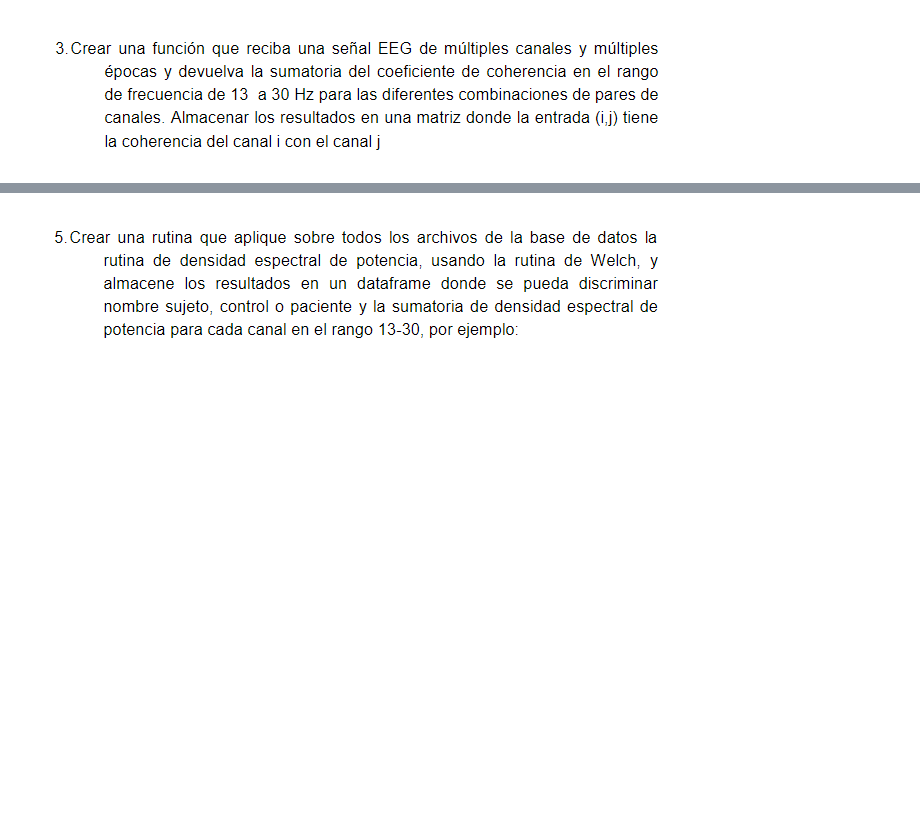
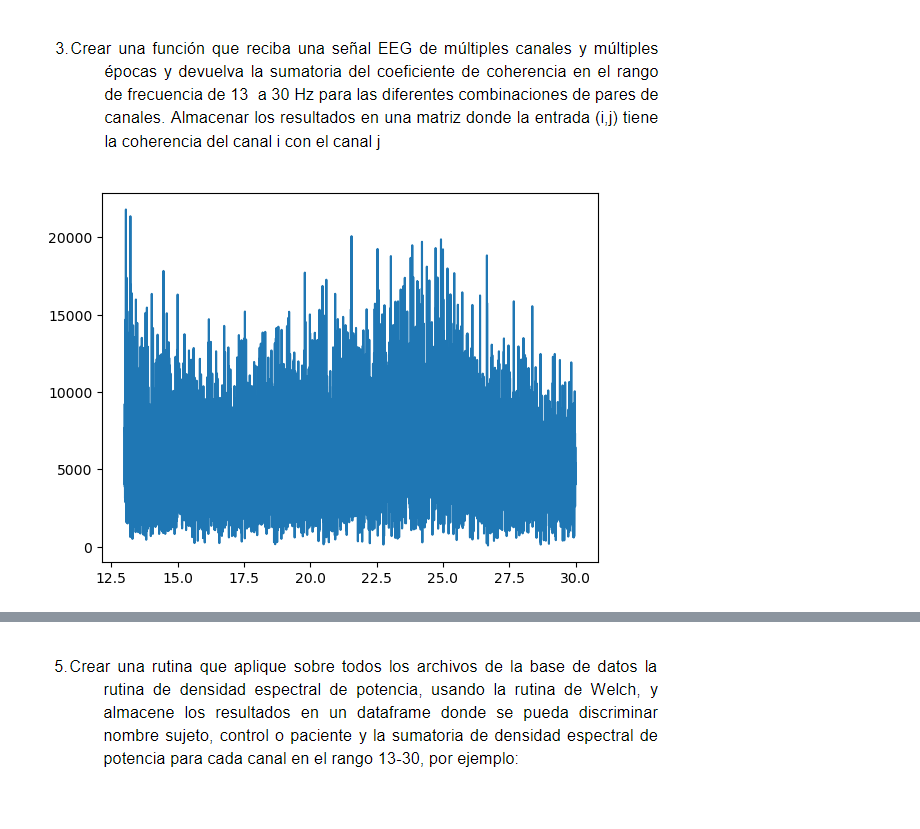
Before and after one commit to Astolfo2332/Parkinson_difference, a Jupyter notebook: Proyecto 2/Proyecto_2.ipynb, the cells around one changed output, grey strips where cells are left out. Drawn from its saved outputs; the diff is of its cells as text; code cells hidden in the pictures; blank space fills up the shorter version.

```diff
--- a/Proyecto 2/Proyecto_2.ipynb
+++ b/Proyecto 2/Proyecto_2.ipynb
@@ -80 +83,14 @@ def cohere(data1):
     return cohm
+# %%
+
+x=np.fft.fft(datos_matriz[0][0])
+f,x=deflrange(x)
+plt.plot(f,np.abs(x))
+N=len(x)
+pxy=(x*x.conj())/N
+pxx=(x**2)/N
+den=pxx*pxx
+s=(np.abs(pxy)**2)/den
+S=np.abs(s)
+# %% [output]
+[figure, added]
```
Also changed, not shown: parts of 10 cells of this notebook, 1 other file.
